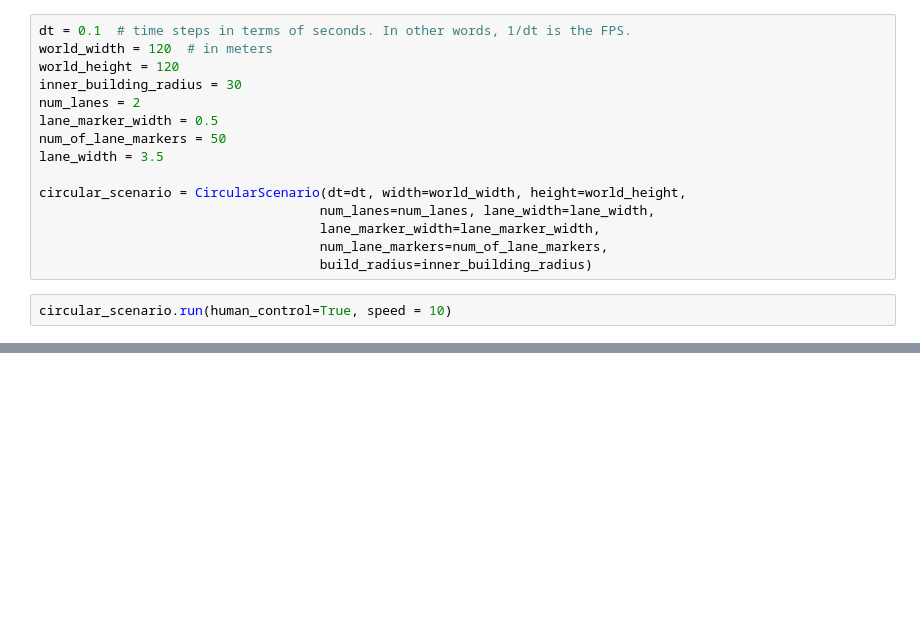
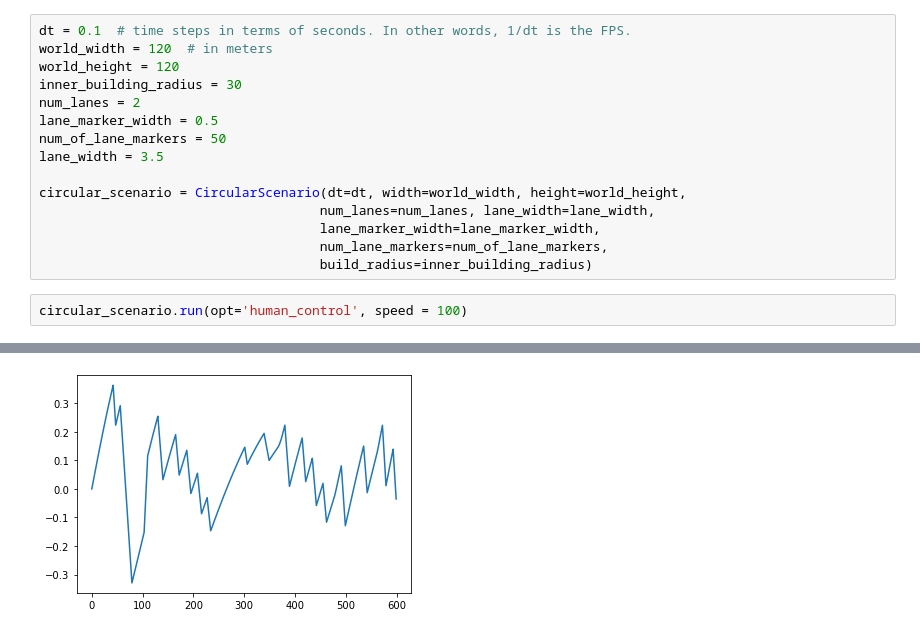
Before and after one commit to drkostas/Machine-Learning-Algorithms, a Jupyter notebook: Project5.ipynb, the cells around one changed output, grey strips where cells are left out. Drawn from its saved outputs; the diff is of its cells as text; blank space fills up the shorter version.

Commit message:
Constructed the 4 cases (default, PID, Qlearning, Keyboard) and gathering & plotting their resepctive errors #3

```diff
--- a/Project5.ipynb
+++ b/Project5.ipynb
@@ -376,5 +376,5 @@ circular_scenario = CircularScenario(dt=dt, width=world_width, height=world_heig
                                     num_lane_markers=num_of_lane_markers,
                                     build_radius=inner_building_radius)
 # %%
-circular_scenario.run(human_control=True, speed = 10)
+circular_scenario.run(opt='human_control', speed = 100)
 # %% [output]
@@ -381,0 +381 @@ circular_scenario.run(human_control=True, speed = 10)
+[figure, added]
```
Also changed, not shown: parts of 5 cells of this notebook, 3 other files.
